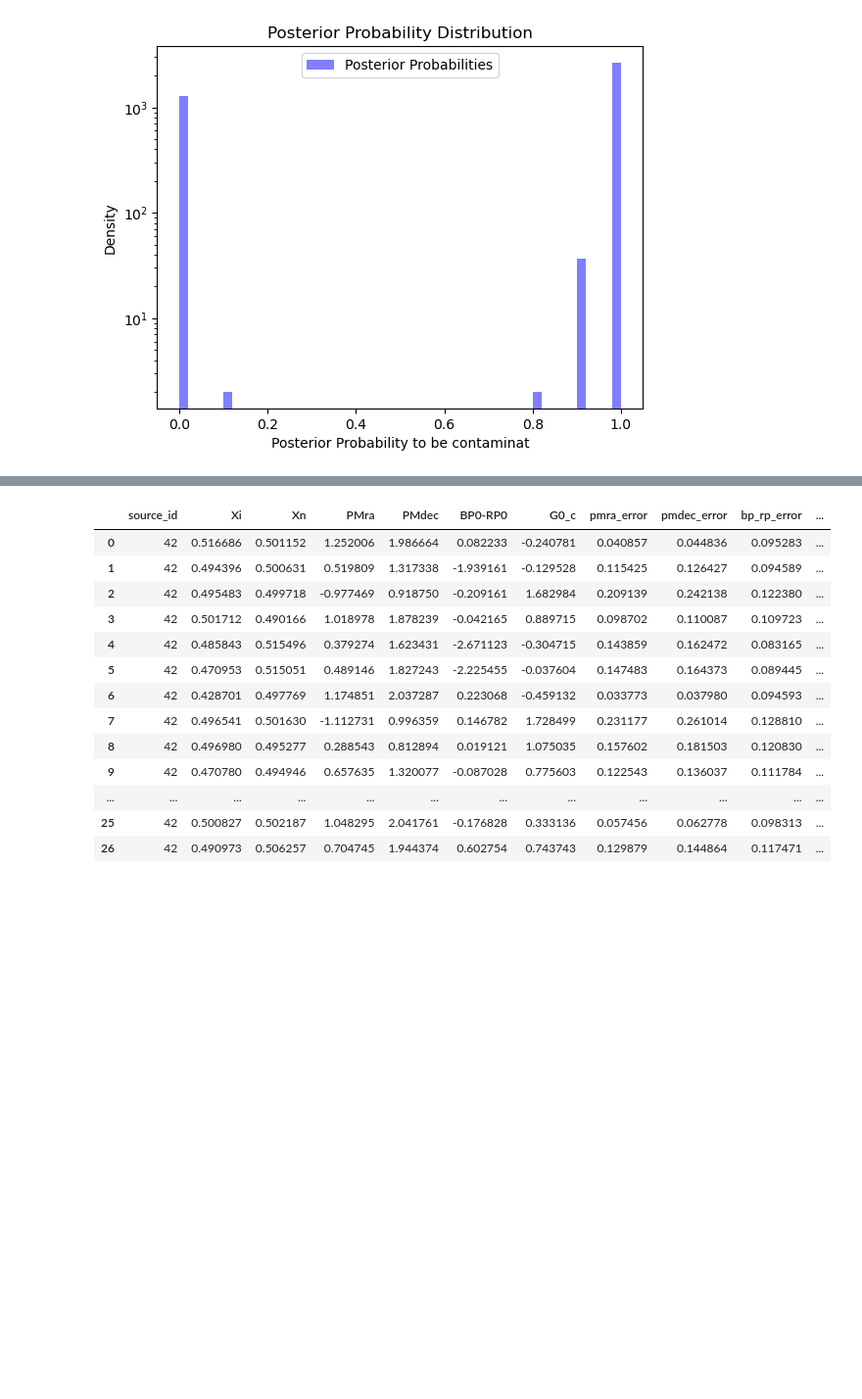
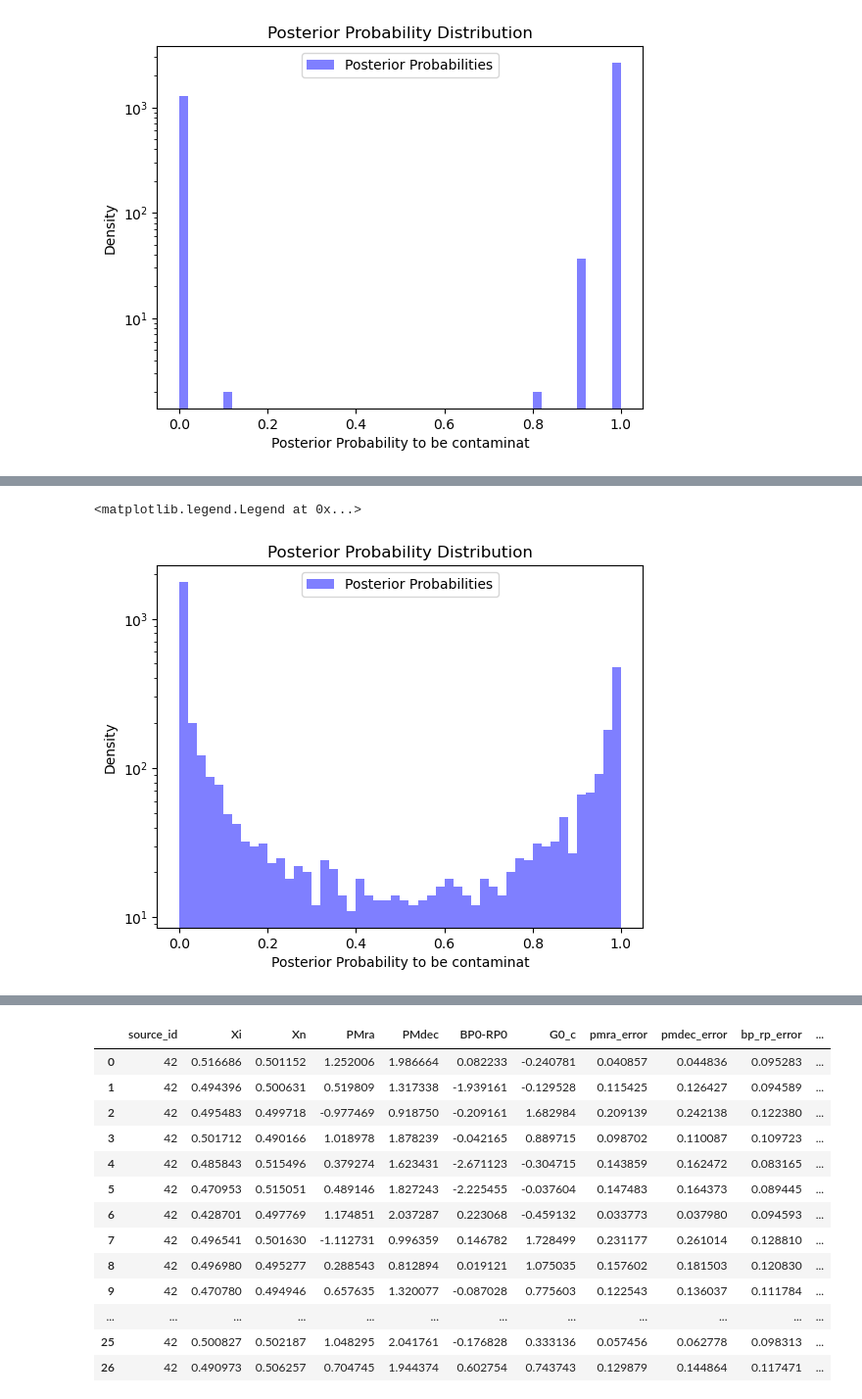
Before and after one commit to marcoboscato/normflow_mac, a Jupyter notebook: NORMFLOW/BimodalGaussian_Figaro4D.ipynb, the cells around one changed output, grey strips where cells are left out. Shown at 98% size. Drawn from its saved outputs; the diff is of its cells as text; code cells hidden in the pictures; blank space fills up the shorter version.

```diff
--- a/NORMFLOW/BimodalGaussian_Figaro4D.ipynb
+++ b/NORMFLOW/BimodalGaussian_Figaro4D.ipynb
@@ -1056 +1076,6 @@ plt.legend(loc='upper center')
+# %%
+z_test_BMG1['last_memb_posterior_prob'] = pB_full_posterior[:,-1]
+# %% [output]
+<matplotlib.legend.Legend at 0x...>
+[figure, added]
 # %%
```
Also changed, not shown: parts of 8 cells of this notebook, 3 other files.
